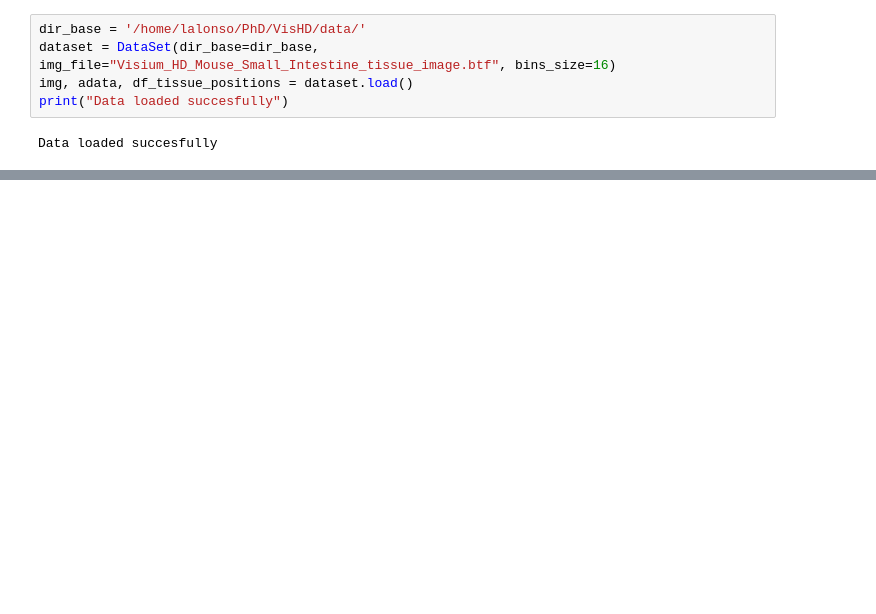
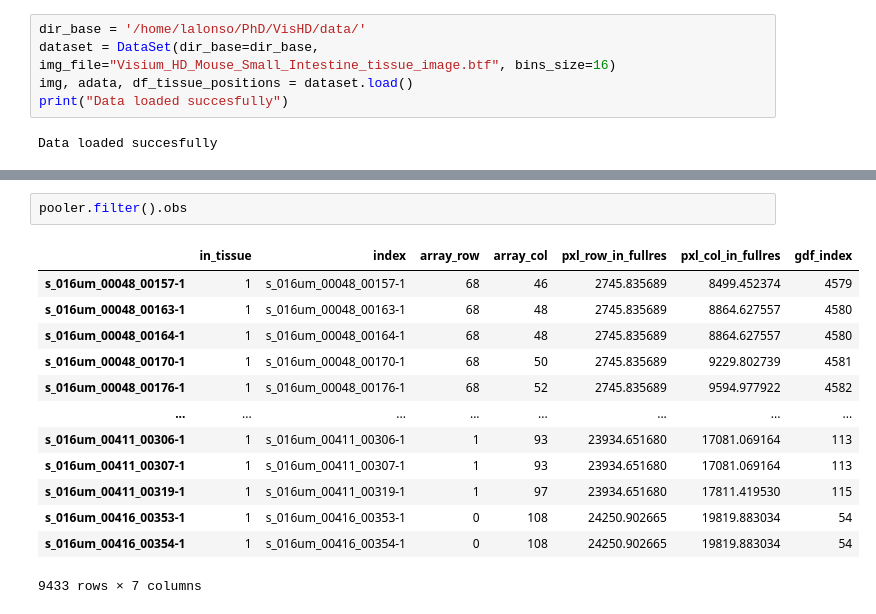
Before and after one commit to LuisAlonsoEsteban/HDViewer, a Jupyter notebook: bokeh_server/test.ipynb, the cells around one changed output, grey strips where cells are left out. Cells and saved outputs as stored; diff of their text form; blank space fills up the shorter version.

```diff
--- a/bokeh_server/test.ipynb
+++ b/bokeh_server/test.ipynb
@@ -202,0 +70,16 @@ show(p)
+# %%
+pooler.filter().obs
+# %% [output]
+|  | in_tissue | index | array_row | array_col | pxl_row_in_fullres | pxl_col_in_fullres | gdf_index |
+| s_016um_00048_00157-1 | 1 | s_016um_00048_00157-1 | 68 | 46 | 2745.835689 | 8499.452374 | 4579 |
+| s_016um_00048_00163-1 | 1 | s_016um_00048_00163-1 | 68 | 48 | 2745.835689 | 8864.627557 | 4580 |
+| s_016um_00048_00164-1 | 1 | s_016um_00048_00164-1 | 68 | 48 | 2745.835689 | 8864.627557 | 4580 |
+| s_016um_00048_00170-1 | 1 | s_016um_00048_00170-1 | 68 | 50 | 2745.835689 | 9229.802739 | 4581 |
+| s_016um_00048_00176-1 | 1 | s_016um_00048_00176-1 | 68 | 52 | 2745.835689 | 9594.977922 | 4582 |
+| ... | ... | ... | ... | ... | ... | ... | ... |
+| s_016um_00411_00306-1 | 1 | s_016um_00411_00306-1 | 1 | 93 | 23934.651680 | 17081.069164 | 113 |
+| s_016um_00411_00307-1 | 1 | s_016um_00411_00307-1 | 1 | 93 | 23934.651680 | 17081.069164 | 113 |
+| s_016um_00411_00319-1 | 1 | s_016um_00411_00319-1 | 1 | 97 | 23934.651680 | 17811.419530 | 115 |
+| s_016um_00416_00353-1 | 1 | s_016um_00416_00353-1 | 0 | 108 | 24250.902665 | 19819.883034 | 54 |
+| s_016um_00416_00354-1 | 1 | s_016um_00416_00354-1 | 0 | 108 | 24250.902665 | 19819.883034 | 54 |
+9433 rows × 7 columns
```
Also changed, not shown: parts of 18 cells of this notebook, 23 other files.
